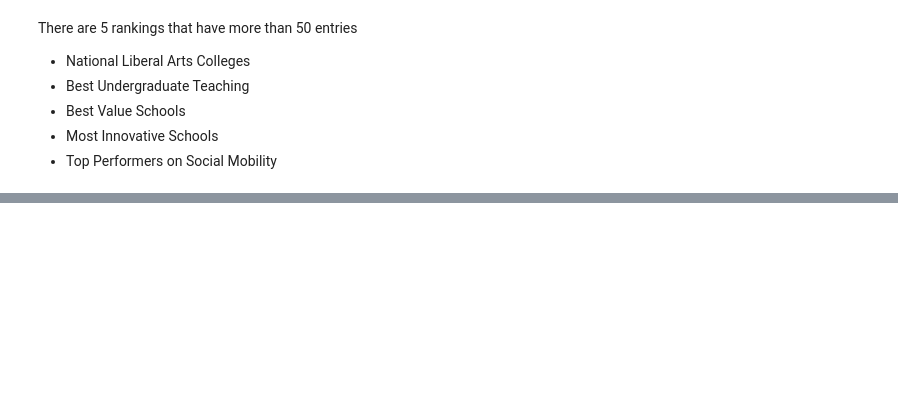
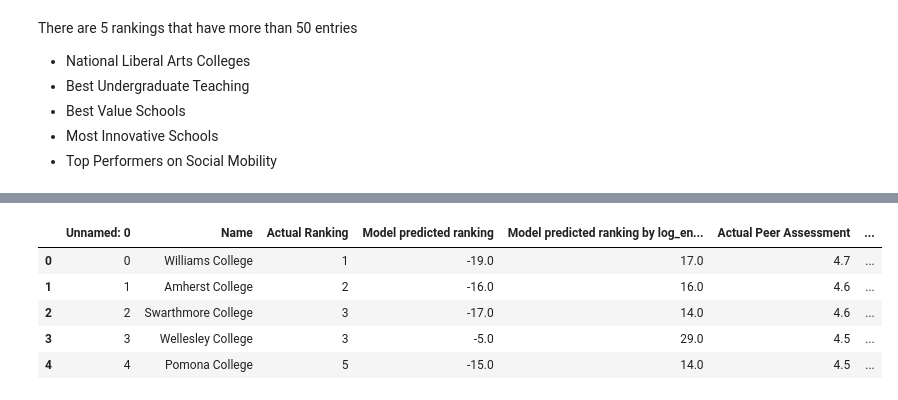
Before and after one commit to panda1835/building_LAC_2, a Jupyter notebook: Visualization.ipynb, the cells around one changed output, grey strips where cells are left out. Drawn from its saved outputs; the diff is of its cells as text; code cells hidden in the pictures; blank space fills up the shorter version.

```diff
--- a/Visualization.ipynb
+++ b/Visualization.ipynb
@@ -136,0 +145,10 @@ usnews[(usnews[category[5]] >= 11) & (usnews[category[5]] <= 11+9)]['Freshmen_re
+# %%
+model = pd.read_csv("model_predicted_modified.csv")
+model.head()
+# %% [output]
+|  | Unnamed: 0 | Name | Actual Ranking | Model predicted ranking | Model predicted ranking by log_en... | Actual Peer Assessment | ... |
+| 0 | 0 | Williams College | 1 | -19.0 | 17.0 | 4.7 | ... |
+| 1 | 1 | Amherst College | 2 | -16.0 | 16.0 | 4.6 | ... |
+| 2 | 2 | Swarthmore College | 3 | -17.0 | 14.0 | 4.6 | ... |
+| 3 | 3 | Wellesley College | 3 | -5.0 | 29.0 | 4.5 | ... |
+| 4 | 4 | Pomona College | 5 | -15.0 | 14.0 | 4.5 | ... |
```
Also changed, not shown: parts of 16 cells of this notebook, 2 other files.
